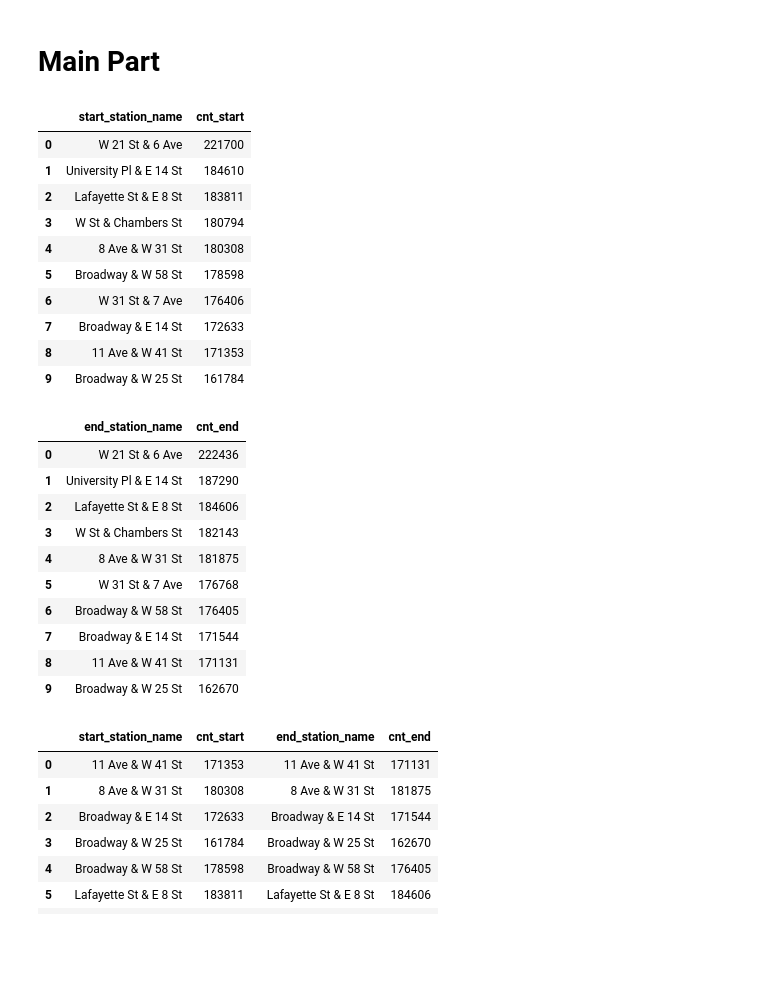
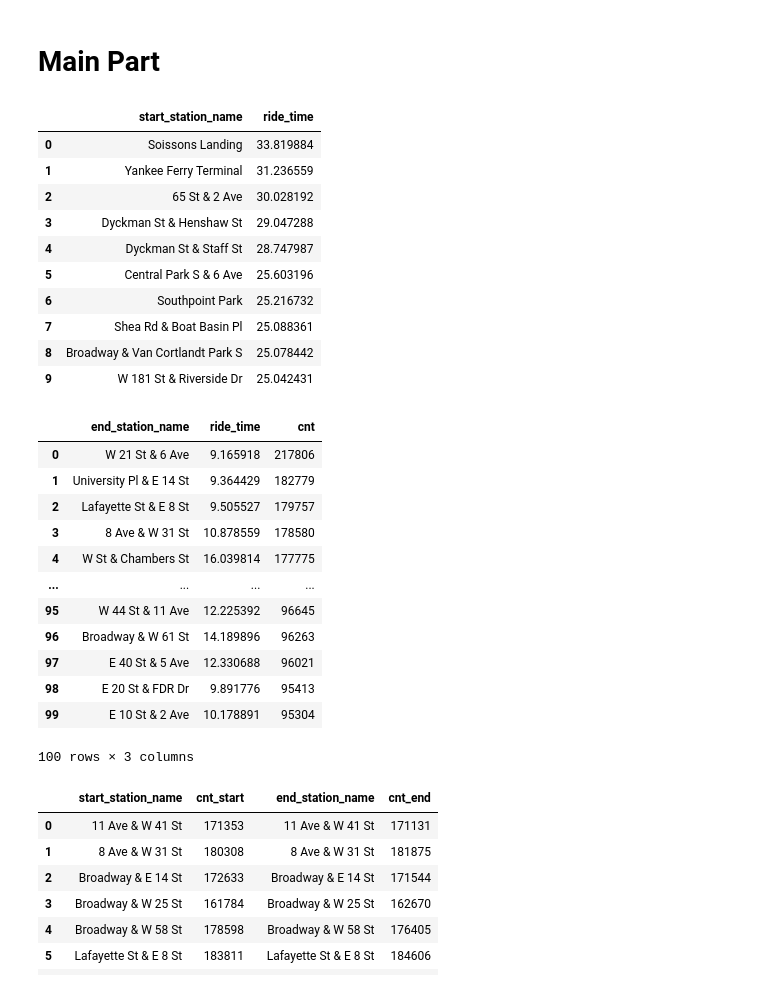
Before and after one commit to olshevskaa/citibike-nyc, a Jupyter notebook: notebooks/citibike.ipynb, the cells around one changed output. Drawn from its saved outputs; the diff is of its cells as text; code cells hidden in the pictures; blank space fills up the shorter version.

```diff
--- a/notebooks/citibike.ipynb
+++ b/notebooks/citibike.ipynb
@@ -483,3 +558,16 @@ df = client.query(query).to_dataframe()
 df[df['end_station_id'].duplicated(keep=False)].sort_values(by='end_station_id')
 # %% [output]
 |  | end_station_name | end_station_id | f0_ |
+# %%
+table = client.get_table(cleaned_table_ref)
+schema = table.schema
+new_columns = [
+    bigquery.SchemaField("day_of_week", "STRING", mode="NULLABLE"),
+    bigquery.SchemaField("ride_time", "FLOAT", mode="NULLABLE")
+]
+
+new_schema = schema[:] + new_columns
+table.schema = new_schema
+
+job = client.update_table(table, ['schema'])
+job.result()
@@ -487,50 +596,52 @@ df[df['end_station_id'].duplicated(keep=False)].sort_values(by='end_station_id')
 # Main Part
 # %%
 query = f"""
-    SELECT start_station_name, COUNT(*) as cnt_start
+    SELECT start_station_name, AVG(ride_time) as ride_time
     FROM {cleaned_table_ref}
     GROUP BY start_station_name
-    ORDER BY cnt_start DESC
+    ORDER BY ride_time DESC
     LIMIT 10
 """
 
 df_start_station = client.query(query).to_dataframe()
 df_start_station
 # %% [output]
-|  | start_station_name | cnt_start |
-| 0 | W 21 St & 6 Ave | 221700 |
-| 1 | University Pl & E 14 St | 184610 |
-| 2 | Lafayette St & E 8 St | 183811 |
-| 3 | W St & Chambers St | 180794 |
-| 4 | 8 Ave & W 31 St | 180308 |
-| 5 | Broadway & W 58 St | 178598 |
-| 6 | W 31 St & 7 Ave | 176406 |
-| 7 | Broadway & E 14 St | 172633 |
-| 8 | 11 Ave & W 41 St | 171353 |
-| 9 | Broadway & W 25 St | 161784 |
+|  | start_station_name | ride_time |
+| 0 | Soissons Landing | 33.819884 |
+| 1 | Yankee Ferry Terminal | 31.236559 |
+| 2 | 65 St & 2 Ave | 30.028192 |
+| 3 | Dyckman St & Henshaw St | 29.047288 |
+| 4 | Dyckman St & Staff St | 28.747987 |
+| 5 | Central Park S & 6 Ave | 25.603196 |
+| 6 | Southpoint Park | 25.216732 |
+| 7 | Shea Rd & Boat Basin Pl | 25.088361 |
+| 8 | Broadway & Van Cortlandt Park S | 25.078442 |
+| 9 | W 181 St & Riverside Dr | 25.042431 |
 # %%
 query = f"""
-    SELECT end_station_name, COUNT(*) as cnt_end
+    SELECT end_station_name, AVG(ride_time) as ride_time, COUNT(*) as cnt
     FROM {cleaned_table_ref}
     GROUP BY end_station_name
-    ORDER BY cnt_end DESC
-    LIMIT 10
+    ORDER BY cnt DESC
+    LIMIT 100
 """
 
 df_end_station = client.query(query).to_dataframe()
 df_end_station
 # %% [output]
-|  | end_station_name | cnt_end |
-| 0 | W 21 St & 6 Ave | 222436 |
-| 1 | University Pl & E 14 St | 187290 |
-| 2 | Lafayette St & E 8 St | 184606 |
-| 3 | W St & Chambers St | 182143 |
-| 4 | 8 Ave & W 31 St | 181875 |
-| 5 | W 31 St & 7 Ave | 176768 |
-| 6 | Broadway & W 58 St | 176405 |
-| 7 | Broadway & E 14 St | 171544 |
-| 8 | 11 Ave & W 41 St | 171131 |
-| 9 | Broadway & W 25 St | 162670 |
+|  | end_station_name | ride_time | cnt |
+| 0 | W 21 St & 6 Ave | 9.165918 | 217806 |
+| 1 | University Pl & E 14 St | 9.364429 | 182779 |
+| 2 | Lafayette St & E 8 St | 9.505527 | 179757 |
+| 3 | 8 Ave & W 31 St | 10.878559 | 178580 |
+| 4 | W St & Chambers St | 16.039814 | 177775 |
+| ... | ... | ... | ... |
+| 95 | W 44 St & 11 Ave | 12.225392 | 96645 |
+| 96 | Broadway & W 61 St | 14.189896 | 96263 |
+| 97 | E 40 St & 5 Ave | 12.330688 | 96021 |
+| 98 | E 20 St & FDR Dr | 9.891776 | 95413 |
+| 99 | E 10 St & 2 Ave | 10.178891 | 95304 |
+100 rows × 3 columns
 # %%
 start_end_count = pd.merge(left=df_start_station, right=df_end_station, how='outer', left_on='start_station_name', right_on='end_station_name')
 start_end_count
```
Also changed, not shown: parts of 43 cells of this notebook.
